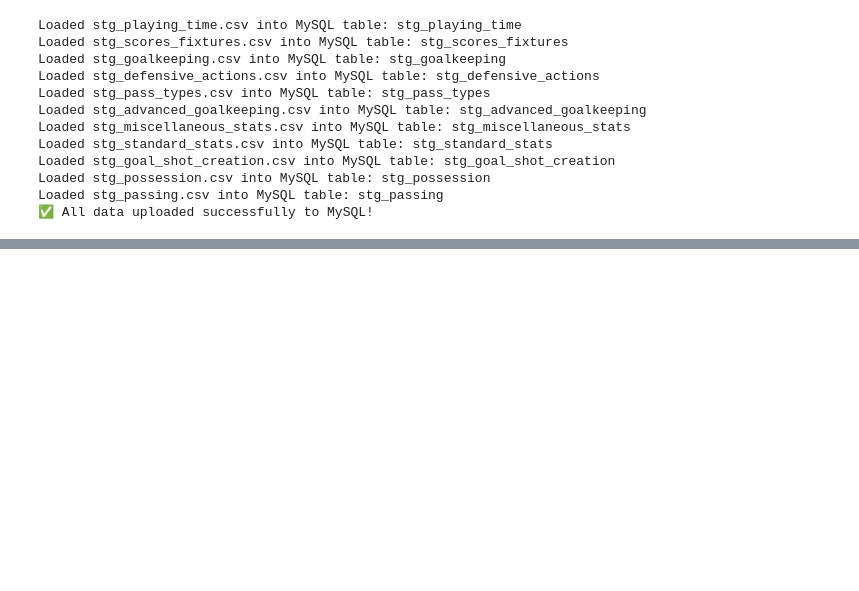
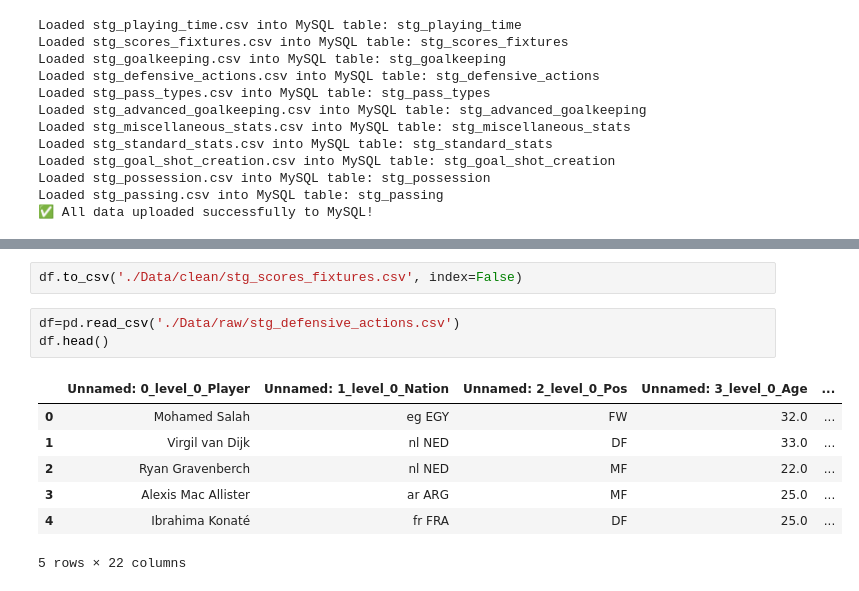
Before and after one commit to EbEmad/Liverpool-Data-Analytics, a Jupyter notebook: upload.ipynb, the cells around one changed output, grey strips where cells are left out. Saved outputs shown, nothing was run; the diff lists cells and outputs as text; blank space fills up the shorter version.

```diff
--- a/upload.ipynb
+++ b/upload.ipynb
@@ -53,0 +164,13 @@ Loaded stg_passing.csv into MySQL table: stg_passing
+# %%
+df.to_csv('./Data/clean/stg_scores_fixtures.csv', index=False)
+# %%
+df=pd.read_csv('./Data/raw/stg_defensive_actions.csv')
+df.head()
+# %% [output]
+|  | Unnamed: 0_level_0_Player | Unnamed: 1_level_0_Nation | Unnamed: 2_level_0_Pos | Unnamed: 3_level_0_Age | ... |
+| 0 | Mohamed Salah | eg EGY | FW | 32.0 | ... |
+| 1 | Virgil van Dijk | nl NED | DF | 33.0 | ... |
+| 2 | Ryan Gravenberch | nl NED | MF | 22.0 | ... |
+| 3 | Alexis Mac Allister | ar ARG | MF | 25.0 | ... |
+| 4 | Ibrahima Konaté | fr FRA | DF | 25.0 | ... |
+5 rows × 22 columns
```
Also changed, not shown: parts of 44 cells of this notebook, 27 other files.
